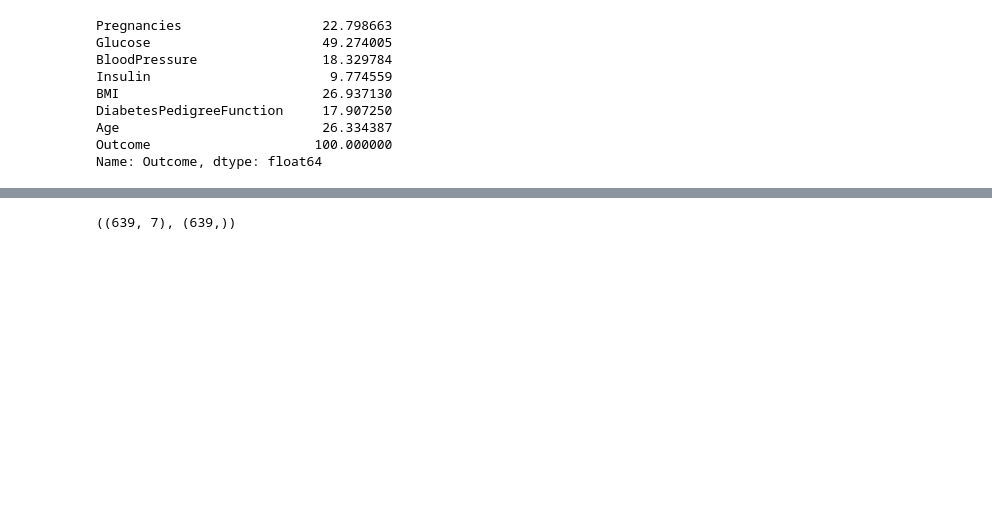
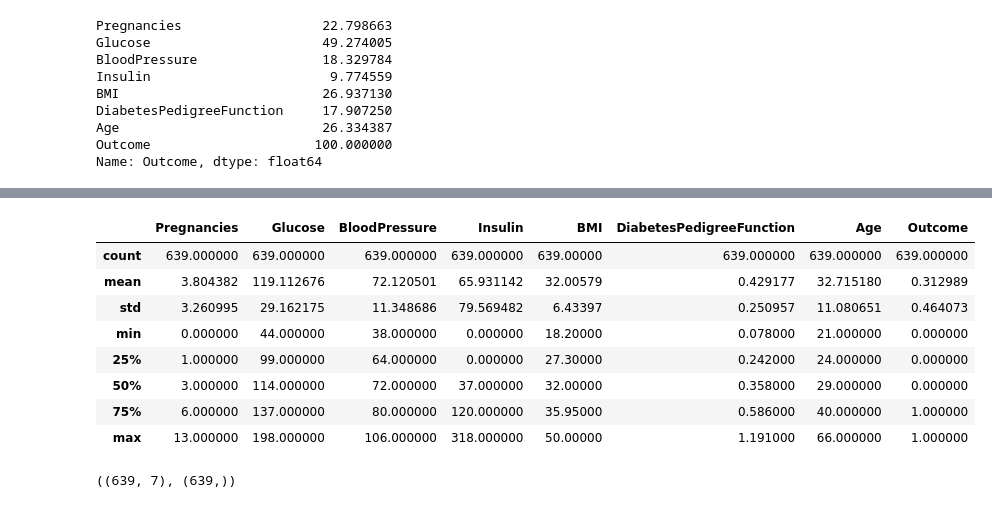
Before and after one commit to Babun001/Diabetes-Prediction-using-Machine-Learning, a Jupyter notebook: DM_RandomF.ipynb, the cells around one changed output, grey strips where cells are left out. Drawn from its saved outputs; the diff is of its cells as text; code cells hidden in the pictures; blank space fills up the shorter version.

```diff
--- a/DM_RandomF.ipynb
+++ b/DM_RandomF.ipynb
@@ -52,3 +42,15 @@ diabetes_dataframe.head(5)
+# %%
+diabetes_dataframe.describe()
+# %% [output]
+|  | Pregnancies | Glucose | BloodPressure | Insulin | BMI | DiabetesPedigreeFunction | Age | Outcome |
+| count | 639.000000 | 639.000000 | 639.000000 | 639.000000 | 639.00000 | 639.000000 | 639.000000 | 639.000000 |
+| mean | 3.804382 | 119.112676 | 72.120501 | 65.931142 | 32.00579 | 0.429177 | 32.715180 | 0.312989 |
+| std | 3.260995 | 29.162175 | 11.348686 | 79.569482 | 6.43397 | 0.250957 | 11.080651 | 0.464073 |
+| min | 0.000000 | 44.000000 | 38.000000 | 0.000000 | 18.20000 | 0.078000 | 21.000000 | 0.000000 |
+| 25% | 1.000000 | 99.000000 | 64.000000 | 0.000000 | 27.30000 | 0.242000 | 24.000000 | 0.000000 |
+| 50% | 3.000000 | 114.000000 | 72.000000 | 37.000000 | 32.00000 | 0.358000 | 29.000000 | 0.000000 |
+| 75% | 6.000000 | 137.000000 | 80.000000 | 120.000000 | 35.95000 | 0.586000 | 40.000000 | 1.000000 |
+| max | 13.000000 | 198.000000 | 106.000000 | 318.000000 | 50.00000 | 1.191000 | 66.000000 | 1.000000 |
 # %%
 X = diabetes_dataframe.drop(['Outcome'], axis='columns')
 y = diabetes_dataframe.Outcome
```
Also changed, not shown: parts of 8 cells of this notebook.
